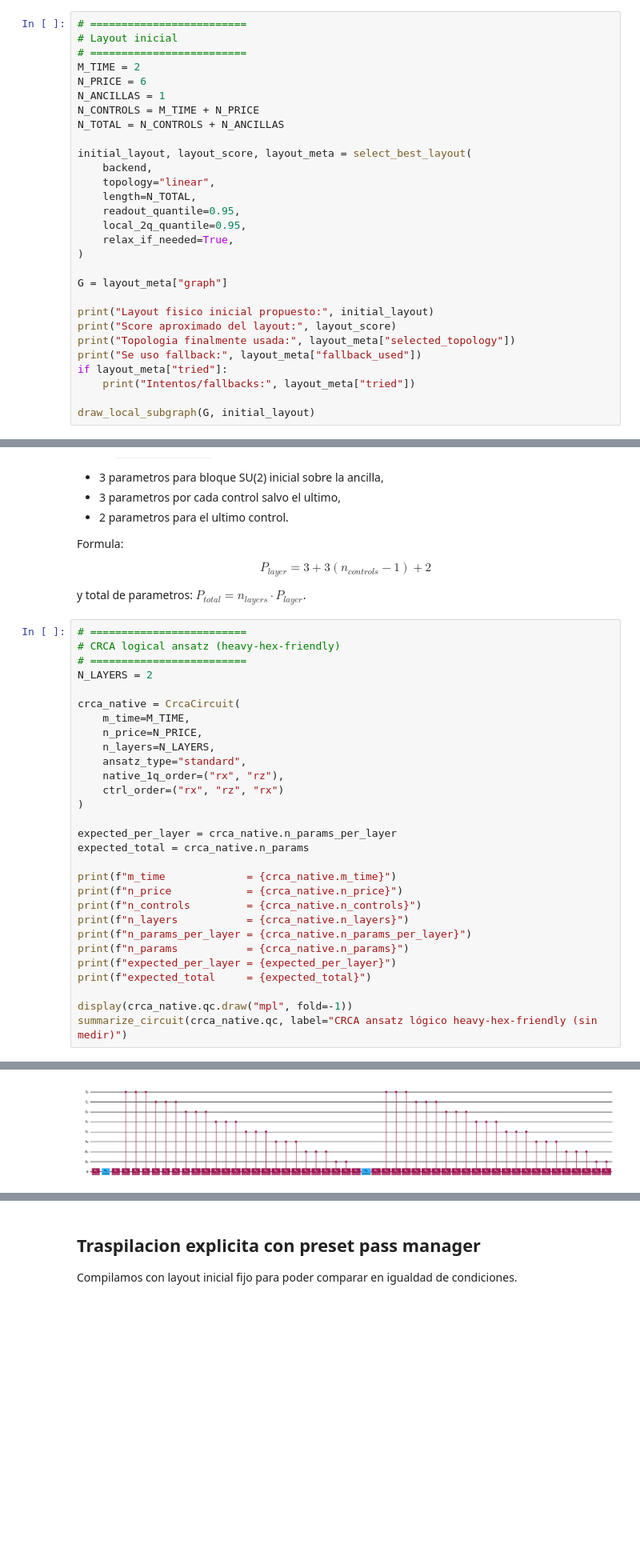
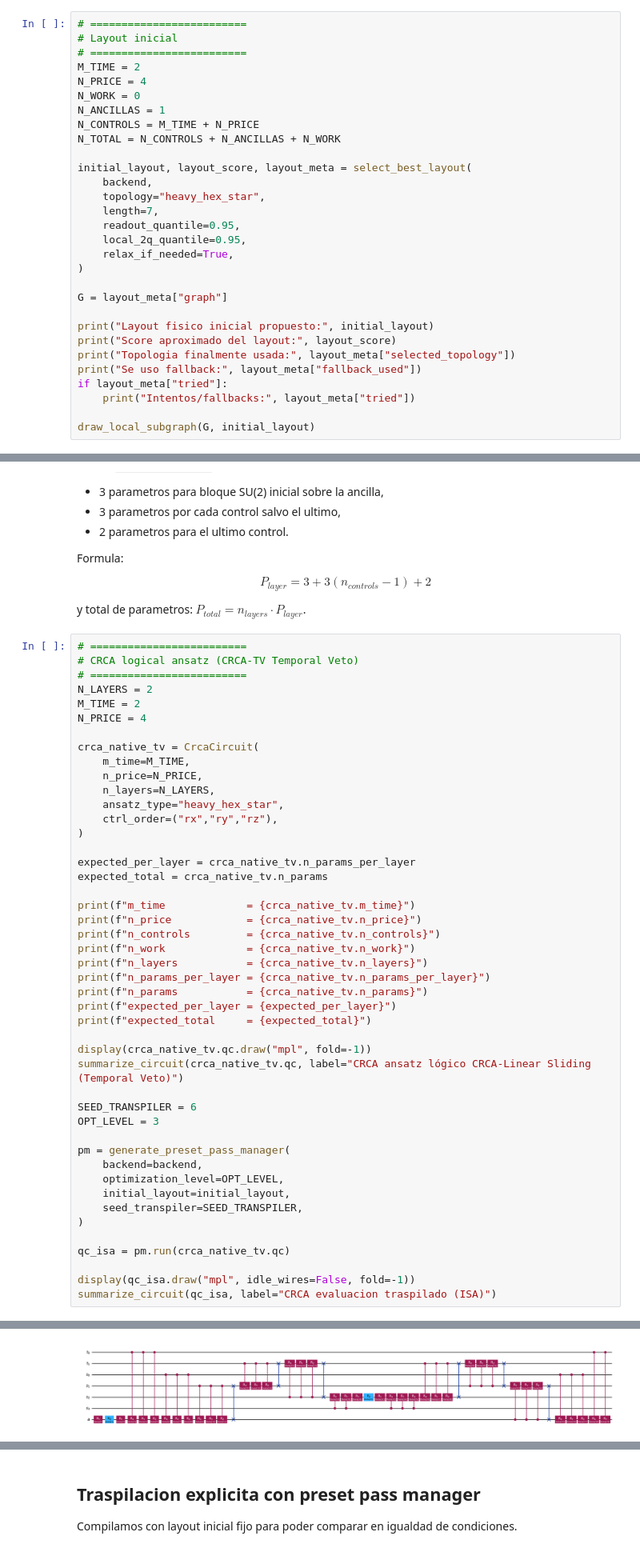
Before and after one commit to gborras10/Quantum-CVA, a Jupyter notebook: toys/quantum_hardware_demos/transpilation_crca_demo.ipynb, the cells around one changed output, grey strips where cells are left out. Shown at 80% size. Saved outputs shown, nothing was run; the diff lists cells and outputs as text; blank space fills up the shorter version.

```diff
--- a/toys/quantum_hardware_demos/transpilation_crca_demo.ipynb
+++ b/toys/quantum_hardware_demos/transpilation_crca_demo.ipynb
@@ -131,15 +131,16 @@ Partimos de un layout `linear` de longitud 5 como baseline.
 # Layout inicial
 # =========================
 M_TIME = 2
-N_PRICE = 6
+N_PRICE = 4
+N_WORK = 0
 N_ANCILLAS = 1
 N_CONTROLS = M_TIME + N_PRICE
-N_TOTAL = N_CONTROLS + N_ANCILLAS
+N_TOTAL = N_CONTROLS + N_ANCILLAS + N_WORK
 
 initial_layout, layout_score, layout_meta = select_best_layout(
     backend,
-    topology="linear",
-    length=N_TOTAL,
+    topology="heavy_hex_star",
+    length=7,
     readout_quantile=0.95,
     local_2q_quantile=0.95,
     relax_if_needed=True,
@@ -179,31 +180,48 @@ $$P_{layer} = 3 + 3(n_{controls}-1) + 2$$
 y total de parametros: $P_{total} = n_{layers} \cdot P_{layer}$.
 # %%
 # =========================
-# CRCA logical ansatz (heavy-hex-friendly)
+# CRCA logical ansatz (CRCA-TV Temporal Veto)
 # =========================
 N_LAYERS = 2
+M_TIME = 2
+N_PRICE = 4
 
-crca_native = CrcaCircuit(
+crca_native_tv = CrcaCircuit(
     m_time=M_TIME,
     n_price=N_PRICE,
     n_layers=N_LAYERS,
-    ansatz_type="standard",
-    native_1q_order=("rx", "rz"),
-    ctrl_order=("rx", "rz", "rx")
+    ansatz_type="heavy_hex_star",
+    ctrl_order=("rx","ry","rz"),
 )
 
-expected_per_layer = crca_native.n_params_per_layer
-expected_total = crca_native.n_params
+expected_per_layer = crca_native_tv.n_params_per_layer
+expected_total = crca_native_tv.n_params
 
-print(f"m_time             = {crca_native.m_time}")
-print(f"n_price            = {crca_native.n_price}")
-print(f"n_controls         = {crca_native.n_controls}")
-print(f"n_layers           = {crca_native.n_layers}")
-print(f"n_params_per_layer = {crca_native.n_params_per_layer}")
-print(f"n_params           = {crca_native.n_params}")
+print(f"m_time             = {crca_native_tv.m_time}")
+print(f"n_price            = {crca_native_tv.n_price}")
+print(f"n_controls         = {crca_native_tv.n_controls}")
+print(f"n_work             = {crca_native_tv.n_work}")
+print(f"n_layers           = {crca_native_tv.n_layers}")
+print(f"n_params_per_layer = {crca_native_tv.n_params_per_layer}")
+print(f"n_params           = {crca_native_tv.n_params}")
 print(f"expected_per_layer = {expected_per_layer}")
 print(f"expected_total     = {expected_total}")
 
-display(crca_native.qc.draw("mpl", fold=-1))
-summarize_circuit(crca_native.qc, label="CRCA ansatz lógico heavy-hex-friendly (sin medir)")
+display(crca_native_tv.qc.draw("mpl", fold=-1))
+summarize_circuit(crca_native_tv.qc, label="CRCA ansatz lógico CRCA-Linear Sliding (Temporal Veto)")
+
+SEED_TRANSPILER = 6
+OPT_LEVEL = 3
+
+pm = generate_preset_pass_manager(
+    backend=backend,
+    optimization_level=OPT_LEVEL,
+    initial_layout=initial_layout,
+    seed_transpiler=SEED_TRANSPILER,
+)
+
+qc_isa = pm.run(crca_native_tv.qc)
+
+display(qc_isa.draw("mpl", idle_wires=False, fold=-1))
+summarize_circuit(qc_isa, label="CRCA evaluacion traspilado (ISA)")
 # %% [output]
@@ -218 +237 @@ expected_total     = 52
-[figure, old version]
+[figure, new version]
```
Also changed, not shown: parts of 8 cells of this notebook, 46 other files.
